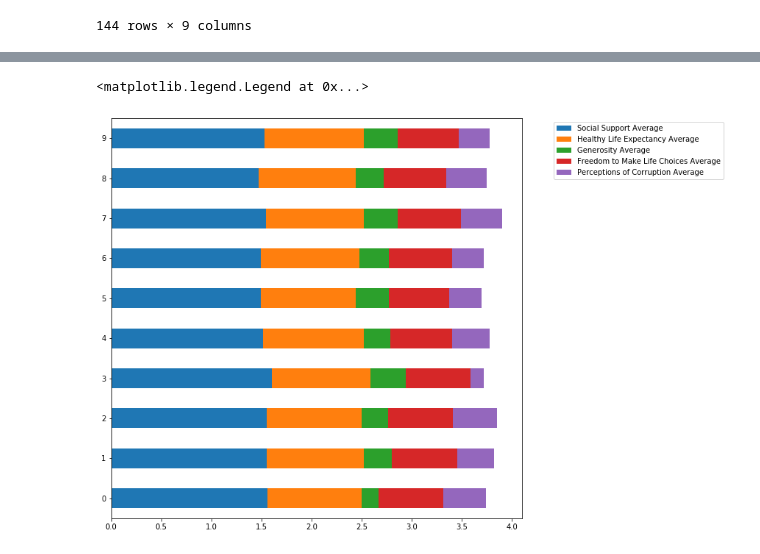
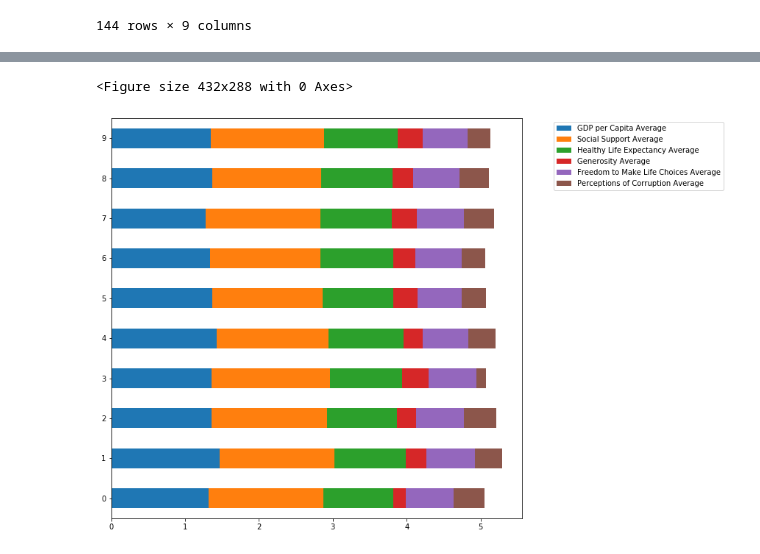
Before and after one commit to nbolt1989/Group_Project_1, a Jupyter notebook: Time for Happiness.ipynb, the cells around one changed output, grey strips where cells are left out. Drawn from its saved outputs; the diff is of its cells as text; code cells hidden in the pictures.

Commit message:
slight change: added _df to top10/last10 dataframes

```diff
--- a/Time for Happiness.ipynb
+++ b/Time for Happiness.ipynb
@@ -263,9 +263,9 @@ average_df.sort_values(['Score Average'], ascending=False).groupby('Country').he
 | 141 | South Sudan | Sub-Saharan Africa | 2.974533 | 0.326667 | 0.578760 | 0.226936 | ... |
 144 rows × 9 columns
 # %%
-top10 = average_df.head(10)
-last10 = average_df.tail(10)
-top10
+top10_df = average_df.head(10)
+last10_df = average_df.tail(10)
+top10_df
 # %% [output]
 |  | Country | Region | Score Average | GDP per Capita Average | Social Support Average | Healthy Life Expectancy Average | ... |
 | 0 | Finland | Western Europe | 7.736567 | 1.316667 | 1.559509 | 0.940424 | ... |
@@ -280,12 +280,29 @@ top10
 | 9 | Australia | North America and ANZ | 7.240933 | 1.350667 | 1.532715 | 0.989536 | ... |
 # %%
 #created a stacked bar for extra information
-#test = clean_df.groupby(['Timepoint', 'Drug Regimen'])['Mouse ID'].count().unstack('Drug Regimen').fillna(0)
-#test.plot(kind='bar', stacked=True, figsize = (15,10))
 
-test = average_df[['Social Support Average', 'Healthy Life Expectancy Average','Generosity Average','Freedom to Make Life Choices Average','Perceptions of Corruption Average']].head(10)
-test.plot(kind='barh', stacked=True, figsize = (10,10))
+fig = plt.figure()
+
+y_ticks = top10['Country']
+
+test_df = top10[['Country','GDP per Capita Average','Social Support Average', 'Healthy Life Expectancy Average','Generosity Average','Freedom to Make Life Choices Average','Perceptions of Corruption Average']]
+test_df.set_index('Country')
+test_df.plot(kind='barh', stacked=True, figsize = (10,10))
+
+
+#test.plot(kind='barh', stacked=True, yticks = y_ticks, figsize = (10,10))
+
 plt.legend(bbox_to_anchor = (1,.5,.5,.5))
+
+
+
+#ytick_locations = [value for value in country_list]
+#plt.yticks(ytick_locations, country_list)
+
+#plt.yticks(np.arange(country_list))
+#test.set_yticks(country_list)
+
+plt.show()
 # %% [output]
-<matplotlib.legend.Legend at 0x...>
+<Figure size 432x288 with 0 Axes>
-[figure, old version]
+[figure, new version]
```
